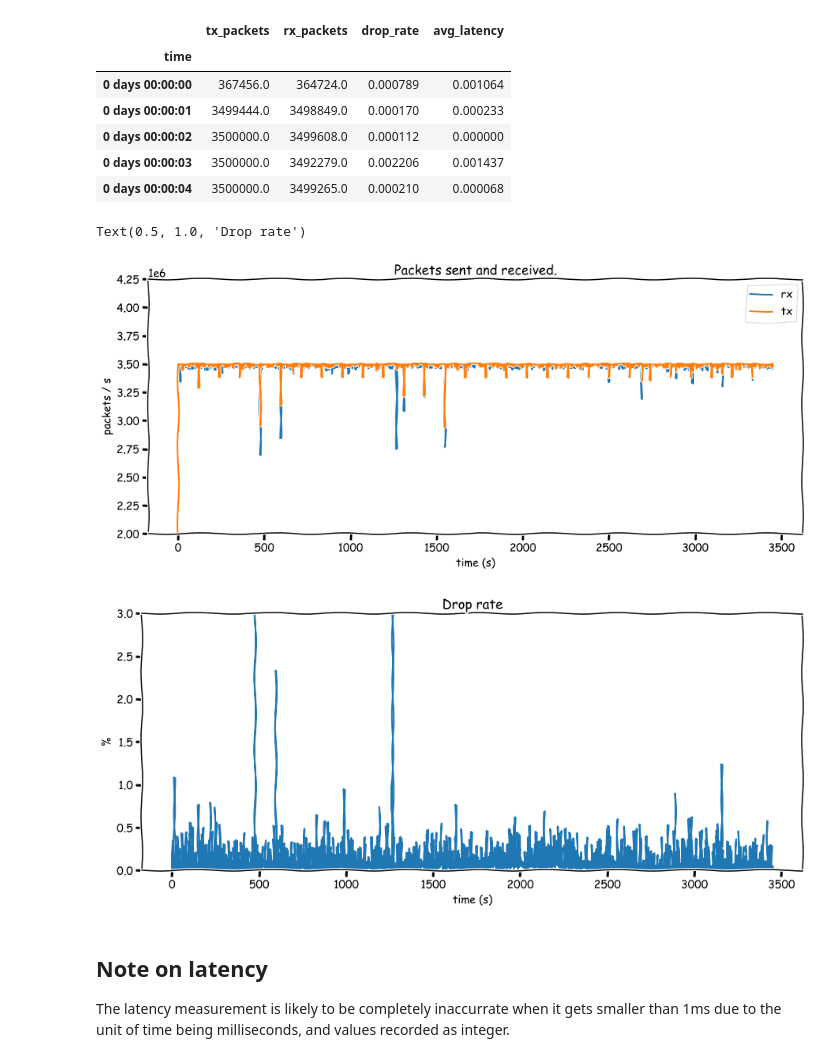
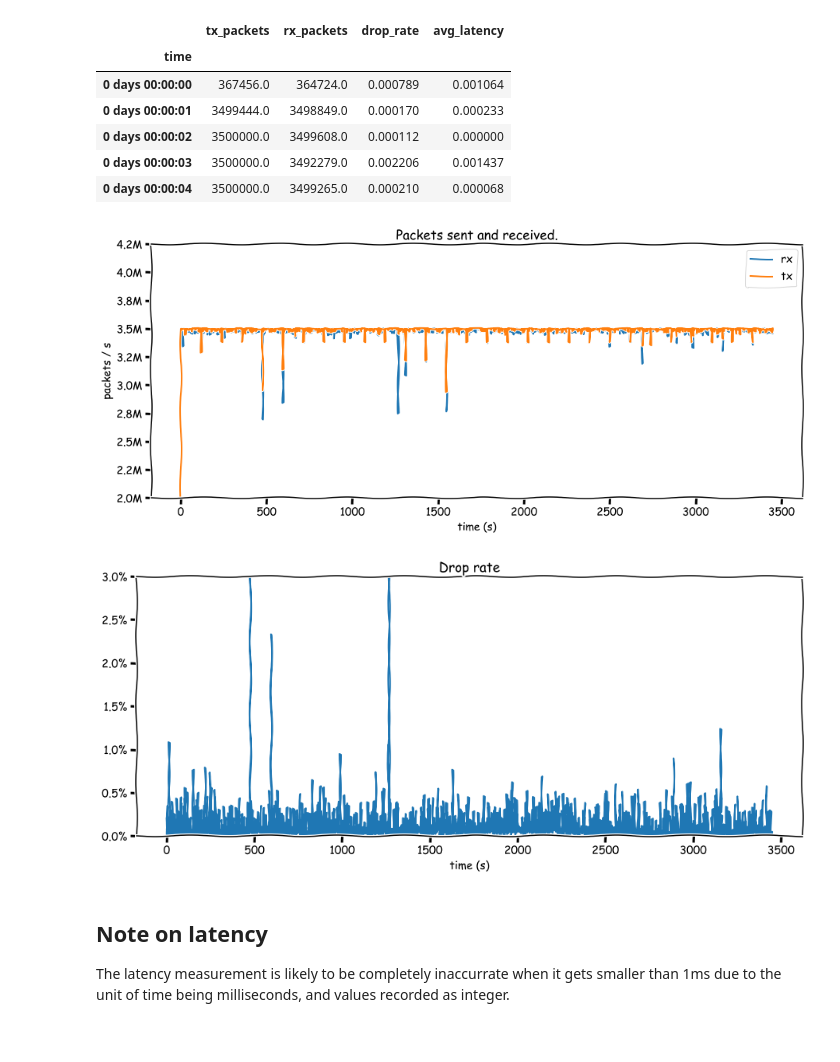
Before and after one commit to micromaomao/dpdk-project, a Jupyter notebook: data/a.ipynb, the cells around one changed output. Drawn from its saved outputs; the diff is of its cells as text; code cells hidden in the pictures.

```diff
--- a/data/a.ipynb
+++ b/data/a.ipynb
@@ -39,26 +40,28 @@ data.head()
 # %%
 # plot packet stats
 lims = (2e6, 4.25e6)
 
 fig = plt.figure(figsize=(15, 6))
 plt.plot(data.index.seconds, data["rx_packets"], label="rx")
 plt.plot(data.index.seconds, data["tx_packets"], label="tx")
 plt.ylabel("packets / s")
 plt.xlabel("time (s)")
 plt.ylim(lims)
 plt.title("Packets sent and received.")
 plt.legend()
+plt.gca().yaxis.set_major_formatter(mticker.FuncFormatter(lambda x, _: f"{x/1e6:.1f}M"))
+plt.savefig("packets.svg")
 
 fig = plt.figure(figsize=(15, 6))
-plt.plot(data.index.seconds, data["drop_rate"] * 100)
-plt.ylabel("%")
+plt.plot(data.index.seconds, data["drop_rate"])
 plt.xlabel("time (s)")
-plt.ylim(0, 3)
+plt.ylim(0, 0.03)
 plt.title("Drop rate")
+plt.gca().yaxis.set_major_formatter(mticker.FuncFormatter(lambda x, _: f"{x*100:.1f}%"))
+plt.savefig("drops.svg")
 # %% [output]
-Text(0.5, 1.0, 'Drop rate')
-[figure, old version]
+[figure, new version]
-[figure, old version]
+[figure, new version]
 # %% [markdown]
 ## Note on latency
 
```
Also changed, not shown: parts of 1 cell of this notebook.
